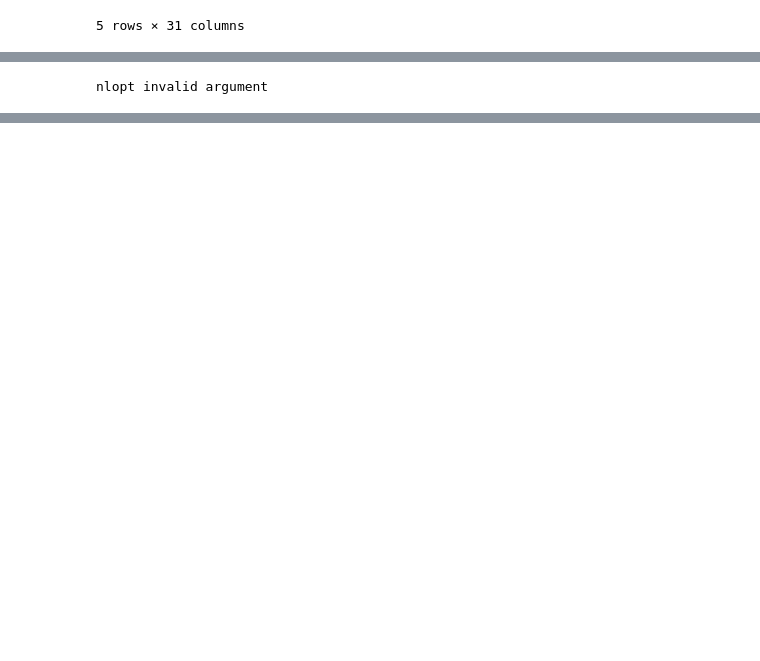
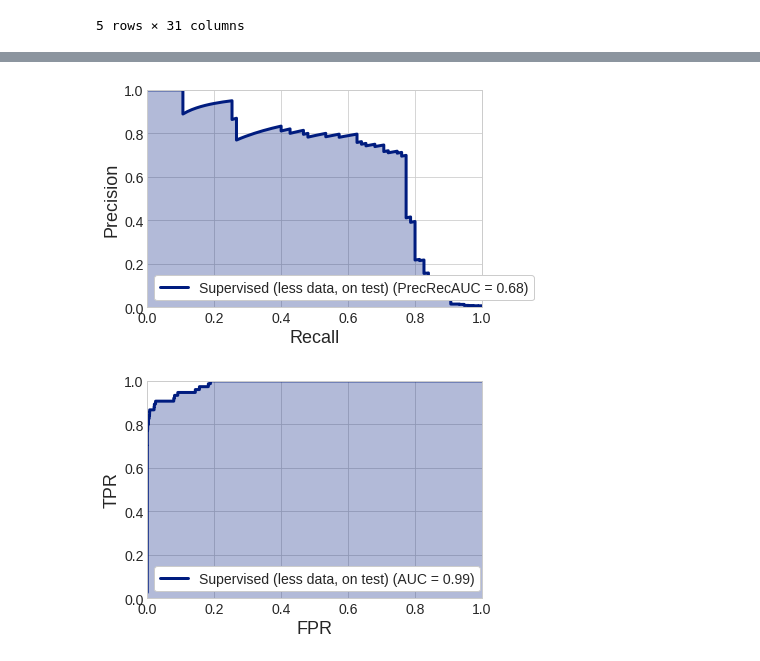
Before and after one commit to MTDzi/semisup-learn, a Jupyter notebook: examples/Untitled.ipynb, the cells around one changed output, grey strips where cells are left out. Cells and saved outputs as stored; diff of their text form; code cells hidden in the pictures; blank space fills up the shorter version.

```diff
--- a/examples/Untitled.ipynb
+++ b/examples/Untitled.ipynb
@@ -45,4 +54,6 @@ plot_prec_rec_curve(y_test, y_pred, 'Supervised (on test)')
 # %%
+title = 'Supervised (less data, on test)'
+
 unlab_frac = 0.5
 X_train, X_unlab, y_train, y_unlab = train_test_split(X_train, y_train, test_size=unlab_frac, random_state=seed, shuffle=False)
 
@@ -50,6 +61,8 @@ model.fit(X_train, y_train)
 
 y_pred = model.predict_proba(X_test)[:, 1]
 
-plot_prec_rec_curve(y_test, y_pred, 'Supervised (on test)')
+plot_prec_rec_curve(y_test, y_pred, title)
+plt.show()
+plt.clf()
+plot_roc_curve(y_test, y_pred, title)
 # %% [output]
-nlopt invalid argument
@@ -56,0 +69,2 @@ XGBoostError: [10:40:33] src/objective/regression_obj.cc:90: Check failed: (pred
+[figure, added]
+[figure, added]
```
Also changed, not shown: parts of 11 cells of this notebook, 2 other files.
